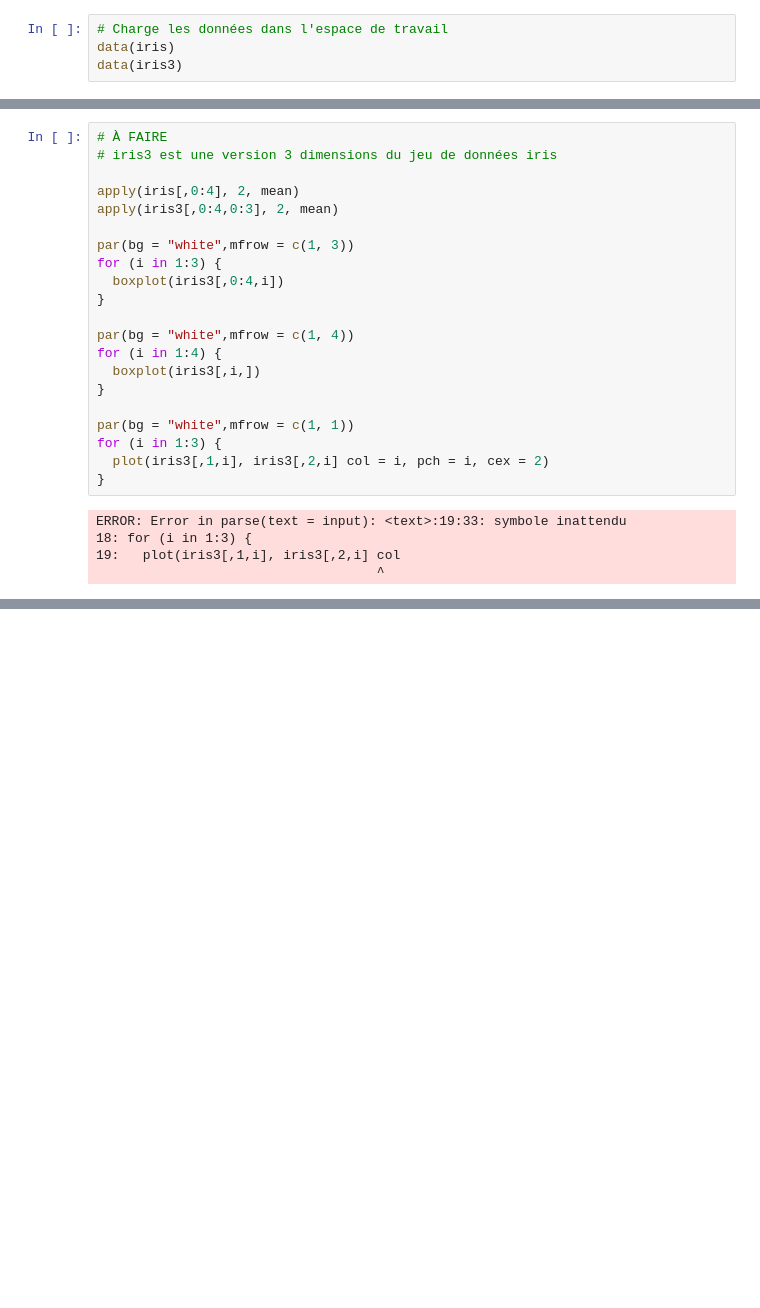
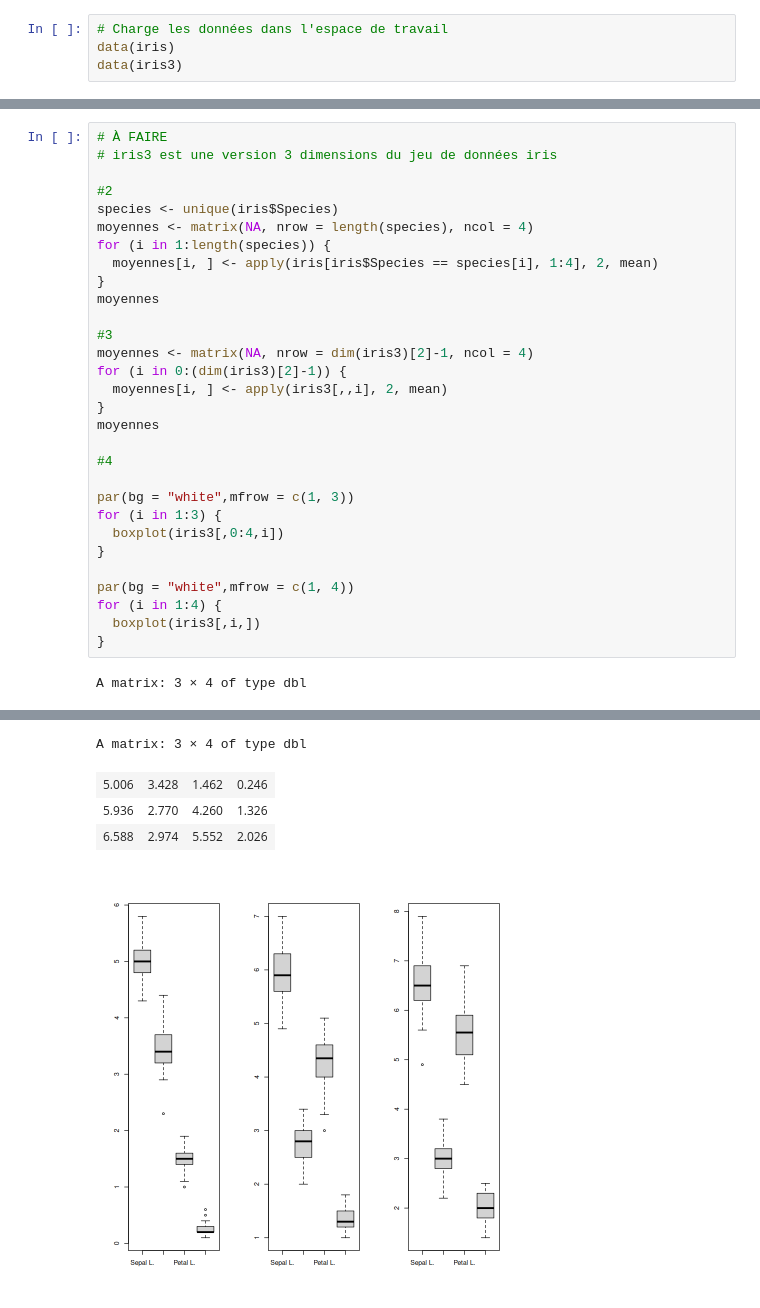
Before and after one commit to alextonon/statistics, a Jupyter notebook: seance_08_09_25/TP1_init_R.ipynb, the cells around one changed output, grey strips where cells are left out. Saved outputs shown, nothing was run; the diff lists cells and outputs as text; blank space fills up the shorter version.

```diff
--- a/seance_08_09_25/TP1_init_R.ipynb
+++ b/seance_08_09_25/TP1_init_R.ipynb
@@ -604,8 +604,22 @@ data(iris3)
 # À FAIRE
 # iris3 est une version 3 dimensions du jeu de données iris
 
-apply(iris[,0:4], 2, mean)
-apply(iris3[,0:4,0:3], 2, mean)
+#2
+species <- unique(iris$Species)
+moyennes <- matrix(NA, nrow = length(species), ncol = 4)
+for (i in 1:length(species)) {
+  moyennes[i, ] <- apply(iris[iris$Species == species[i], 1:4], 2, mean)
+}
+moyennes
+
+#3
+moyennes <- matrix(NA, nrow = dim(iris3)[2]-1, ncol = 4)
+for (i in 0:(dim(iris3)[2]-1)) {
+  moyennes[i, ] <- apply(iris3[,,i], 2, mean)
+}
+moyennes
+
+#4
 
 par(bg = "white",mfrow = c(1, 3))
 for (i in 1:3) {
@@ -616,13 +630,5 @@ par(bg = "white",mfrow = c(1, 4))
 for (i in 1:4) {
   boxplot(iris3[,i,])
 }
-
-par(bg = "white",mfrow = c(1, 1))
-for (i in 1:3) {
-  plot(iris3[,1,i], iris3[,2,i] col = i, pch = i, cex = 2)
-}
 # %% [output]
-ERROR: Error in parse(text = input): <text>:19:33: symbole inattendu
-18: for (i in 1:3) {
-19:   plot(iris3[,1,i], iris3[,2,i] col
-                                    ^
+A matrix: 3 × 4 of type dbl
@@ -628,0 +638,5 @@ ERROR: Error in parse(text = input): <text>:19:33: symbole inattendu
+A matrix: 3 × 4 of type dbl
+| 5.006 | 3.428 | 1.462 | 0.246 |
+| 5.936 | 2.770 | 4.260 | 1.326 |
+| 6.588 | 2.974 | 5.552 | 2.026 |
+[figure, added]
```
Also changed, not shown: parts of 3 cells of this notebook.
